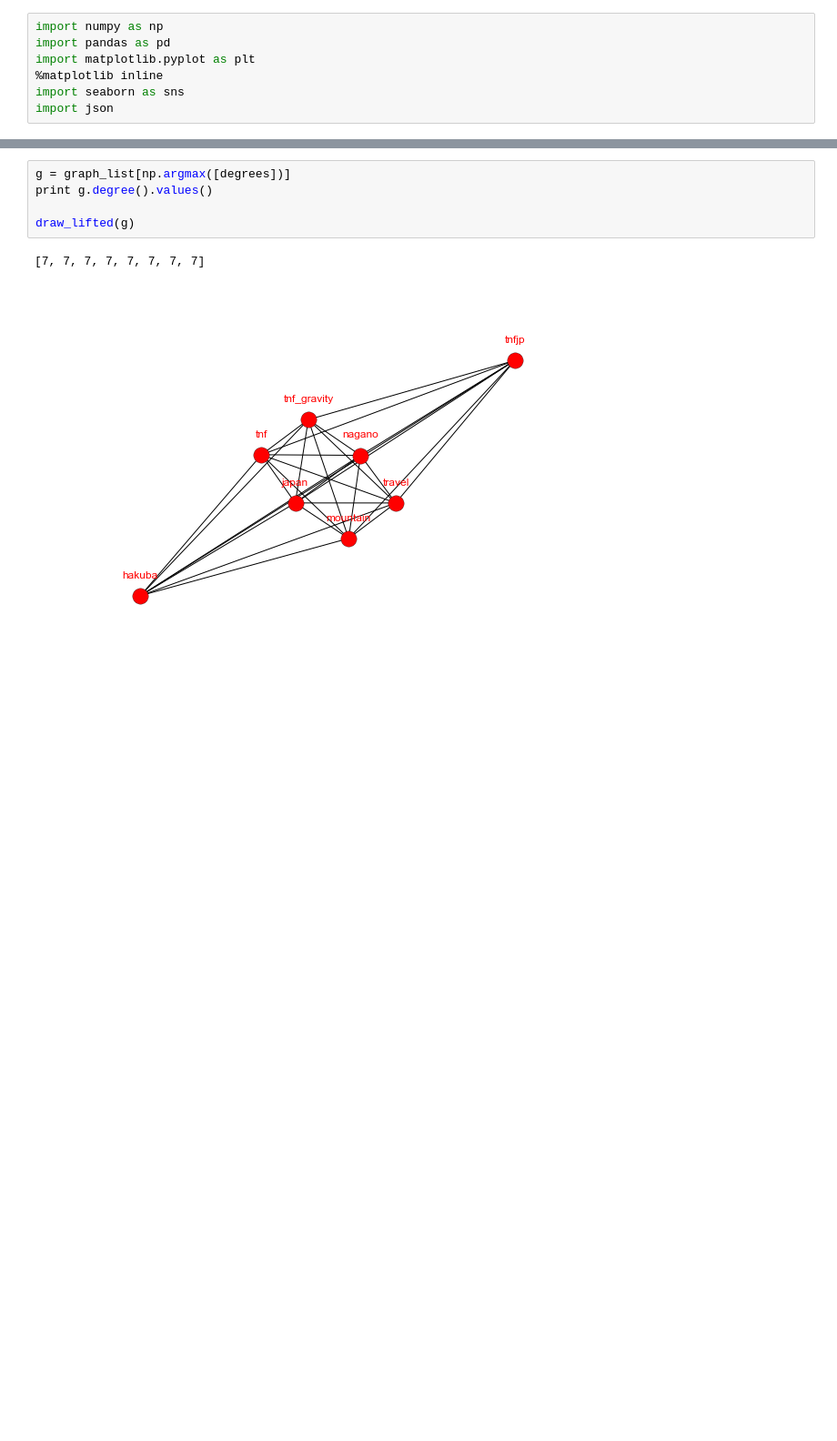
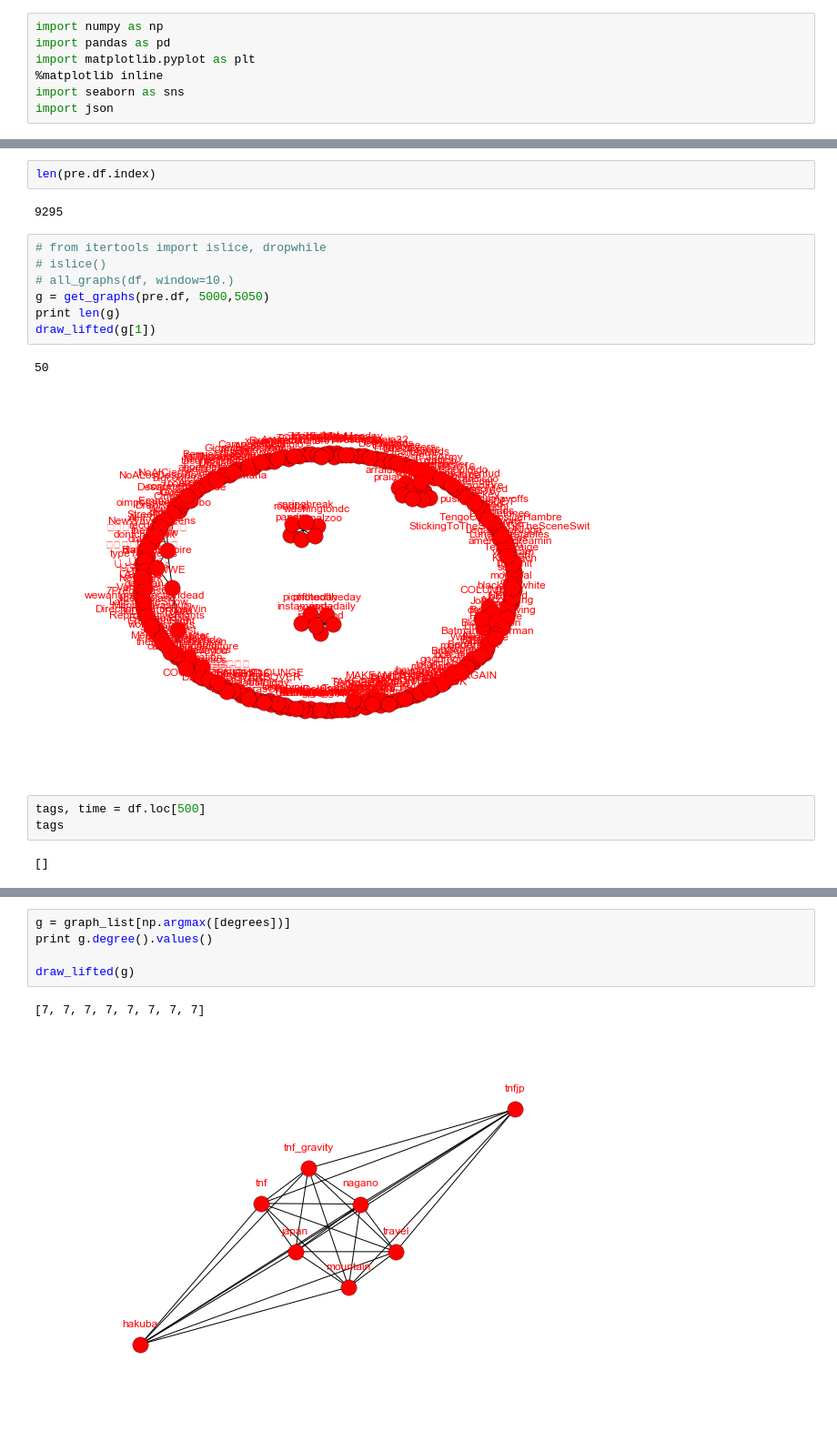
Before and after one commit to rtbs-dev/HashStream, a Jupyter notebook: src/Untitled.ipynb, the cells around one changed output, grey strips where cells are left out. Shown at 91% size. Drawn from its saved outputs; the diff is of its cells as text; blank space fills up the shorter version.

Commit message:
Graphs now calculated on the fly. Replaced most of the syntax w/ generators.

```diff
--- a/src/Untitled.ipynb
+++ b/src/Untitled.ipynb
@@ -26,0 +22,19 @@ Total tweets in storage: 9295
+# %%
+len(pre.df.index)
+# %% [output]
+9295
+# %%
+# from itertools import islice, dropwhile
+# islice()
+# all_graphs(df, window=10.)
+g = get_graphs(pre.df, 5000,5050)
+print len(g)
+draw_lifted(g[1])
+# %% [output]
+50
+[figure, added]
+# %%
+tags, time = df.loc[500]
+tags
+# %% [output]
+[]
```
Also changed, not shown: parts of 8 cells of this notebook, 5 other files.
